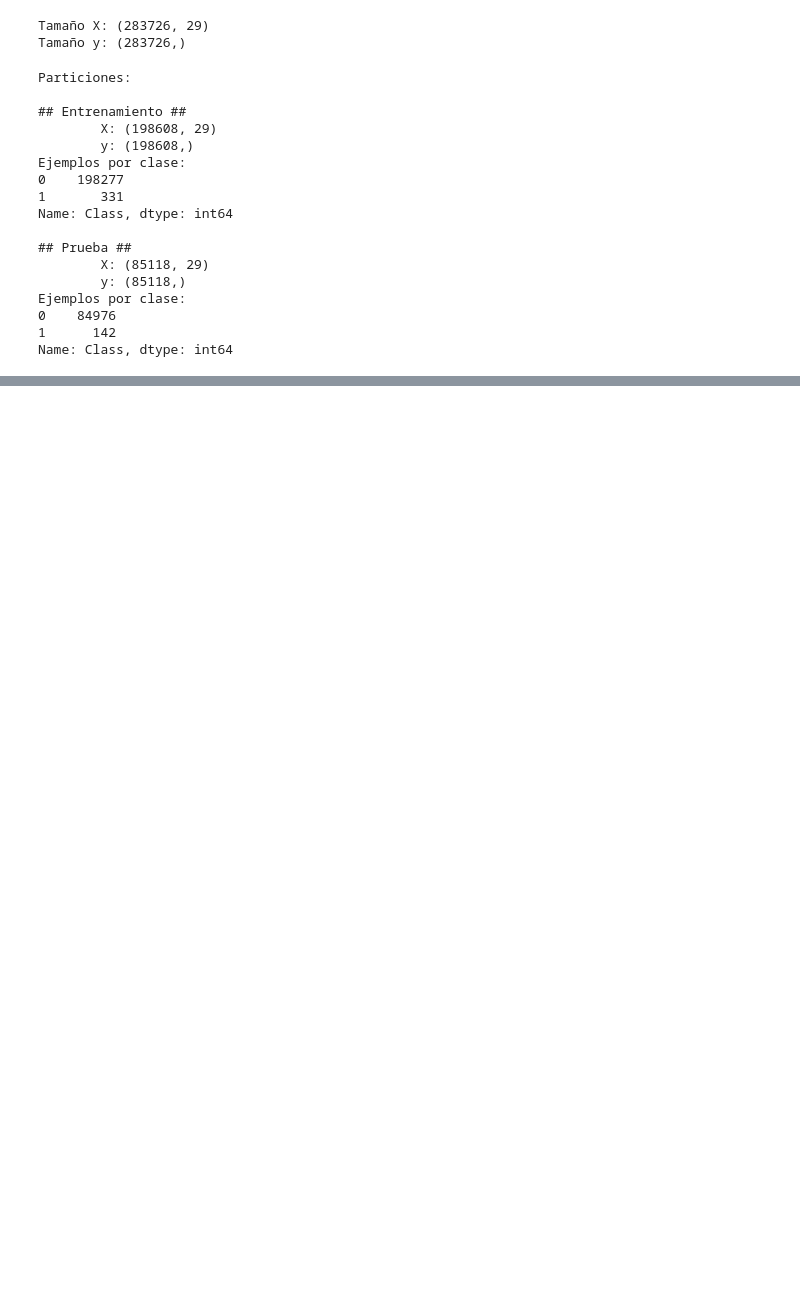
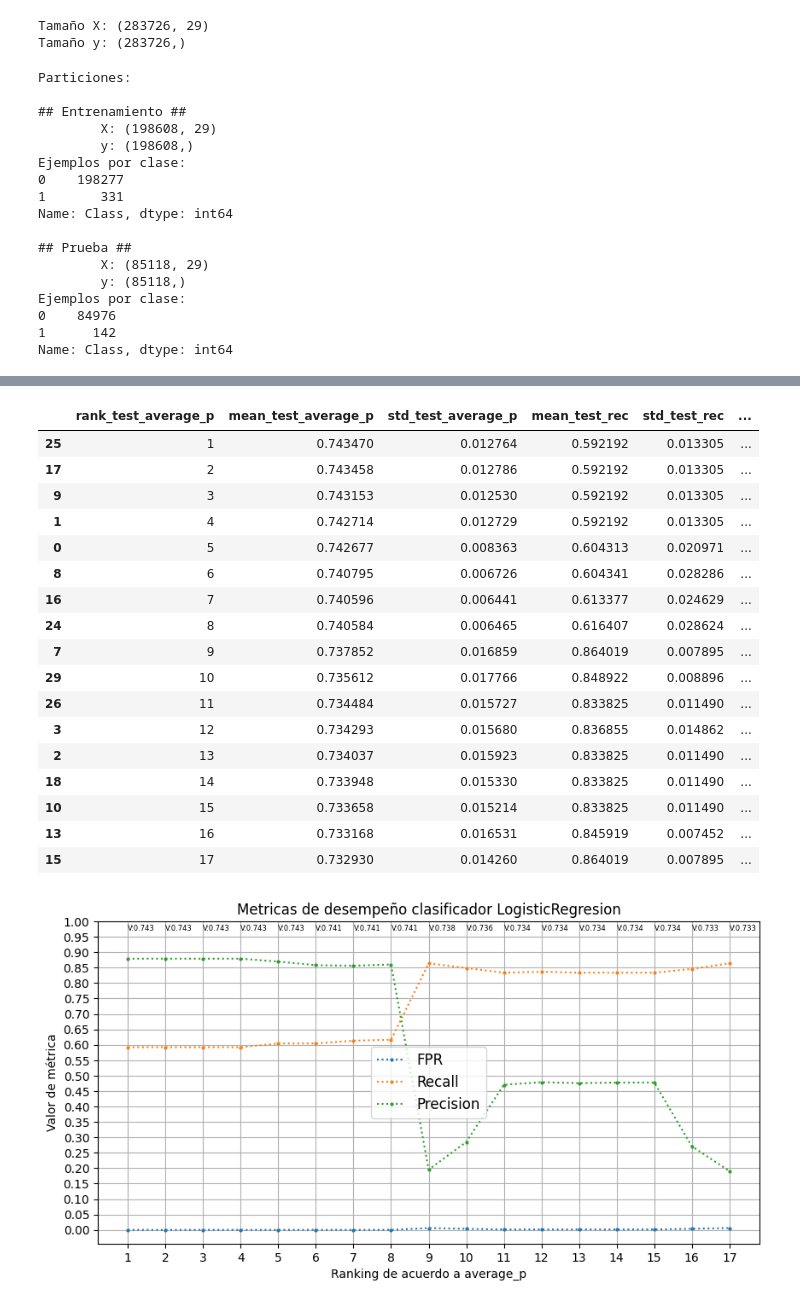
Before and after one commit to lperez-hash/ML, a Jupyter notebook: Fraud detection.ipynb, the cells around one changed output, grey strips where cells are left out. Drawn from its saved outputs; the diff is of its cells as text; code cells hidden in the pictures; blank space fills up the shorter version.

Commit message:
Adding some graphics with Mathplotlib

```diff
--- a/Fraud detection.ipynb
+++ b/Fraud detection.ipynb
@@ -6,6 +31,7 @@ import pandas as pd
 import seaborn as sns
 import matplotlib as mpl
 import matplotlib.pyplot as plt
+import sklearn as sk
 
 #Modelos a explorar
 from sklearn.svm import SVC
@@ -15,7 +41,7 @@ from sklearn.ensemble import RandomForestClassifier
 
 
 from sklearn.pipeline import Pipeline
-from sklearn.model_selection import GridSearchCV
+from sklearn.model_selection import GridSearchCV, cross_validate
 
 from sklearn.model_selection import train_test_split
 from sklearn.compose import ColumnTransformer
@@ -33,4 +59,4 @@ warnings.simplefilter(action="ignore")
 %matplotlib inline
 
 mpl.rcParams['figure.dpi'] = 100
-mpl.rcParams['figure.figsize'] = (6, 5)
+mpl.rcParams['figure.figsize'] = (10, 5)
@@ -252,0 +499,5 @@ data_svc.refit = "average_p"
+# %%
+#DataFrame con los n mejores resultados para LogisticRegression
+
+gs_LR = gr # Si se ejecuta luego de realizar entrenamiento con otro conjunto anterior, se sobreescribe info
+show_best_results(gs_LR, show)
@@ -252,0 +522,24 @@ data_svc.refit = "average_p"
+# %%
+#Metricas para N clasificadores LogisticRegresion
+show = 16
+plot_metrics(pd.DataFrame(gs_LR.cv_results_), clf_name="LogisticRegresion", q=show)
+# %% [output]
+|  | rank_test_average_p | mean_test_average_p | std_test_average_p | mean_test_rec | std_test_rec | ... |
+| 25 | 1 | 0.743470 | 0.012764 | 0.592192 | 0.013305 | ... |
+| 17 | 2 | 0.743458 | 0.012786 | 0.592192 | 0.013305 | ... |
+| 9 | 3 | 0.743153 | 0.012530 | 0.592192 | 0.013305 | ... |
+| 1 | 4 | 0.742714 | 0.012729 | 0.592192 | 0.013305 | ... |
+| 0 | 5 | 0.742677 | 0.008363 | 0.604313 | 0.020971 | ... |
+| 8 | 6 | 0.740795 | 0.006726 | 0.604341 | 0.028286 | ... |
+| 16 | 7 | 0.740596 | 0.006441 | 0.613377 | 0.024629 | ... |
+| 24 | 8 | 0.740584 | 0.006465 | 0.616407 | 0.028624 | ... |
+| 7 | 9 | 0.737852 | 0.016859 | 0.864019 | 0.007895 | ... |
+| 29 | 10 | 0.735612 | 0.017766 | 0.848922 | 0.008896 | ... |
+| 26 | 11 | 0.734484 | 0.015727 | 0.833825 | 0.011490 | ... |
+| 3 | 12 | 0.734293 | 0.015680 | 0.836855 | 0.014862 | ... |
+| 2 | 13 | 0.734037 | 0.015923 | 0.833825 | 0.011490 | ... |
+| 18 | 14 | 0.733948 | 0.015330 | 0.833825 | 0.011490 | ... |
+| 10 | 15 | 0.733658 | 0.015214 | 0.833825 | 0.011490 | ... |
+| 13 | 16 | 0.733168 | 0.016531 | 0.845919 | 0.007452 | ... |
+| 15 | 17 | 0.732930 | 0.014260 | 0.864019 | 0.007895 | ... |
+[figure, added]
```
Also changed, not shown: parts of 33 cells of this notebook.
